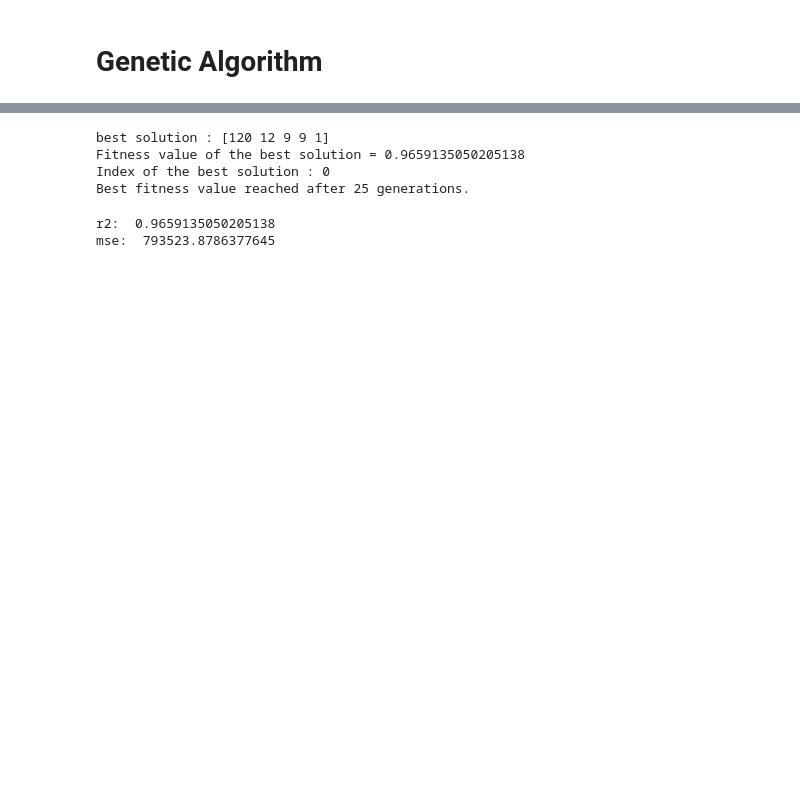
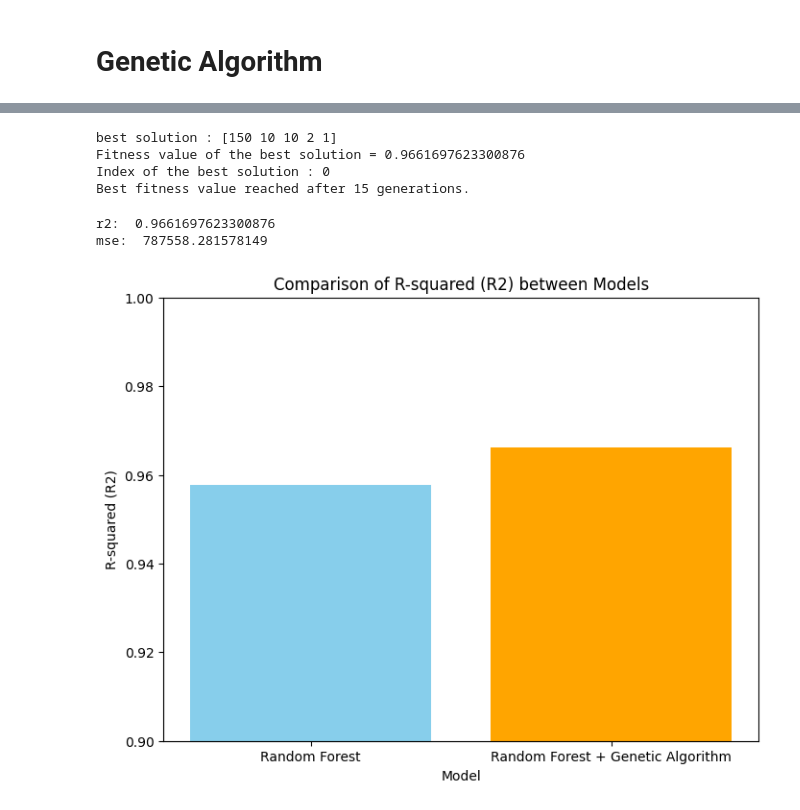
Before and after one commit to mauluddin12z/Price-prediction-for-used-car-using-RF-GA, a Jupyter notebook: notebooks/used_car_price_prediction.ipynb, the cells around one changed output, grey strips where cells are left out. Drawn from its saved outputs; the diff is of its cells as text; code cells hidden in the pictures; blank space fills up the shorter version.

```diff
--- a/notebooks/used_car_price_prediction.ipynb
+++ b/notebooks/used_car_price_prediction.ipynb
@@ -248,10 +248,15 @@ RandomForestRegressor()
 # %%
 y_pred_rf = rf_model.predict(X_test)
 # %%
-from sklearn.metrics import r2_score, mean_squared_error
+from sklearn.metrics import r2_score, mean_squared_error, mean_absolute_error
 
-r2 = round(r2_score(y_test, y_pred_rf), 3)
-mse = round(mean_squared_error(y_test, y_pred_rf), 3)
-print("r2: ", r2)
-print("mse: ", mse)
+# Menghitung metrik evaluasi
+r2 = r2_score(y_test, y_pred_rf)
+mse = mean_squared_error(y_test, y_pred_rf)
+mae = mean_absolute_error(y_test, y_pred_rf)
+
+# Mencetak hasil evaluasi
+print("R^2: ", r2)
+print("MSE: ", mse)
+print("MAE: ", mae)
 # %% [output]
@@ -301,16 +307,16 @@ def on_generation(ga_instance):
     last_fitness = ga_instance.best_solution()[1].copy()
 # %%
 last_fitness = 0
-num_generations = 100
+num_generations = 50
 num_parents_mating = 4
 sol_per_pop = 8
 num_genes = 5
 gene_space = [
-    {"low": 50, "high": 400, "step": 10},  # n_estimators
-    {"low": 2, "high": 40, "step": 2},  # max_depth
-    {"low": 1, "high": 10},  # max_features
-    {"low": 2, "high": 10},  # min_samples_split
-    {"low": 1, "high": 10},  # min_samples_leaf
+    {"low": 50, "high": 550, "step": 50},  # n_estimators
+    {"low": 5, "high": 55, "step": 5},  # max_depth
+    {"low": 1, "high": 11},  # max_features
+    {"low": 2, "high": 11},  # min_samples_split
+    {"low": 1, "high": 11},  # min_samples_leaf
 ]
 # %%
 # Initialize the GA
@@ -361,10 +367,10 @@ if ga_instance.best_solution_generation != -1:
         )
     )
 # %% [output]
-best solution : [120 12 9 9 1]
-Fitness value of the best solution = 0.9659135050205138
+best solution : [150 10 10 2 1]
+Fitness value of the best solution = 0.9661697623300876
 Index of the best solution : 0
-Best fitness value reached after 25 generations.
+Best fitness value reached after 15 generations.
 # %%
 # Bangun dan latih model RF dengan parameter yang dioptimalkan
 best_rf_model = RandomForestRegressor(
@@ -382,8 +388,26 @@ best_predictions = best_rf_model.predict(X_test)
 # %%
 r2_best = r2_score(y_test, best_predictions)
 mse_best = mean_squared_error(y_test, best_predictions)
+mae = mean_absolute_error(y_test, y_pred_rf)
+
 print("r2: ", r2_best)
 print("mse: ", mse_best)
+print("MAE: ", mae_best)
 # %% [output]
-r2:  0.9659135050205138
-mse:  793523.8786377645
+r2:  0.9661697623300876
+mse:  787558.281578149
+# %%
+# Set up the data
+models = ["Random Forest", "Random Forest + Genetic Algorithm"]
+r2_values = [r2, r2_best]
+
+# Create the bar plot for R-squared
+plt.figure(figsize=(8, 6))
+plt.bar(models, r2_values, color=["skyblue", "orange"])
+plt.xlabel("Model")
+plt.ylabel("R-squared (R2)")
+plt.title("Comparison of R-squared (R2) between Models")
+plt.ylim(0.9, 1.0)  # Set y-axis limits for better visualization
+plt.show()
+# %% [output]
+[figure, added]
```
Also changed, not shown: parts of 3 cells of this notebook.
